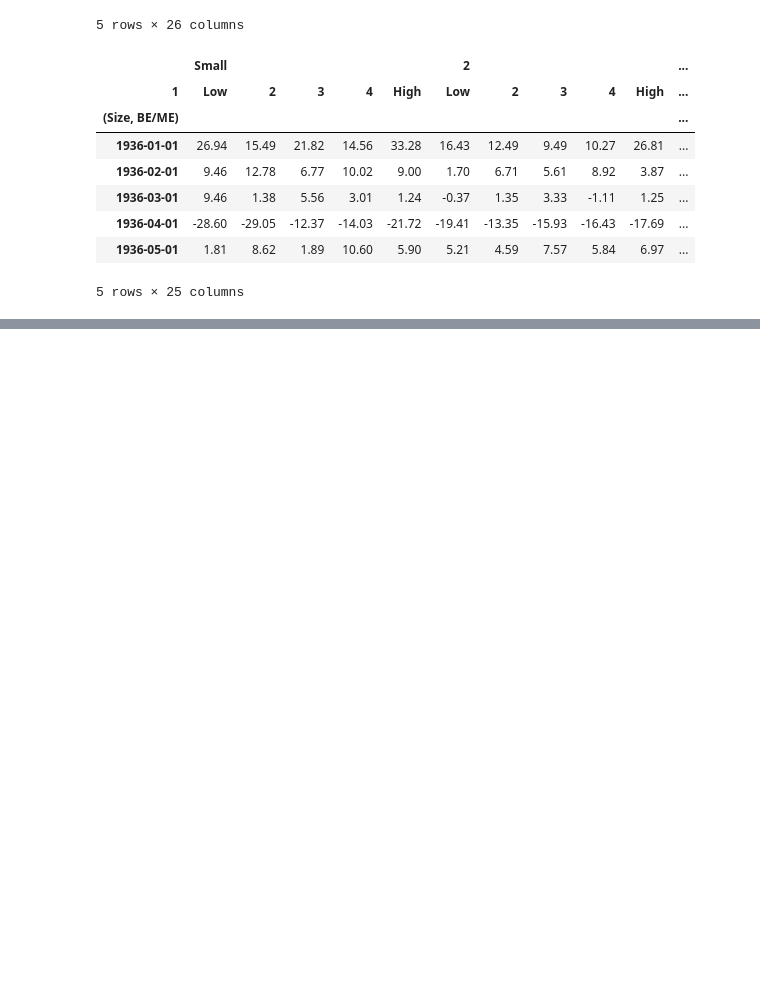
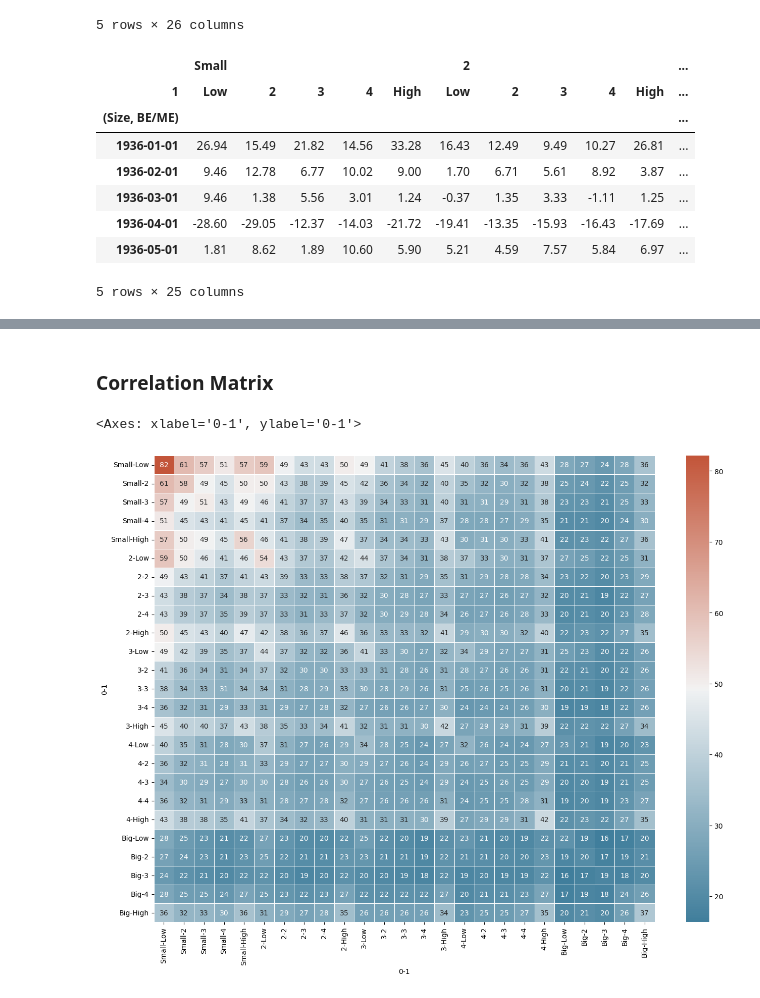
Before and after one commit to Hemasrikar/Financial-Statistics-and-Econometrics, a Jupyter notebook: forming_some_factors.ipynb, the cells around one changed output, grey strips where cells are left out. Cells and saved outputs as stored; diff of their text form; code cells hidden in the pictures; blank space fills up the shorter version.

```diff
--- a/forming_some_factors.ipynb
+++ b/forming_some_factors.ipynb
@@ -77 +77,16 @@ excess_returns.head()
 5 rows × 25 columns
+# %% [markdown]
+### Correlation Matrix
+# %%
+cova_matrix = excess_returns.cov()
+
+# Set up the matplotlib figure
+f, ax = plt.subplots(figsize=(16, 12))
+
+# a custom diverging colormap
+cmap = sns.diverging_palette(230, 20, as_cmap=True)
+
+sns.heatmap(cova_matrix, cmap=cmap,  annot=True, linewidth=.5)
+# %% [output]
+<Axes: xlabel='0-1', ylabel='0-1'>
+[figure, added]
```
Also changed, not shown: parts of 8 cells of this notebook.
